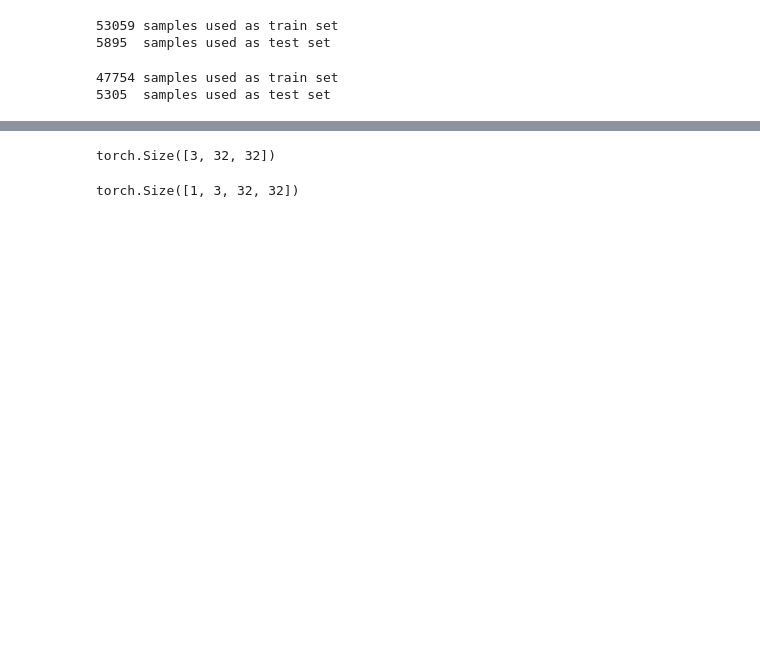
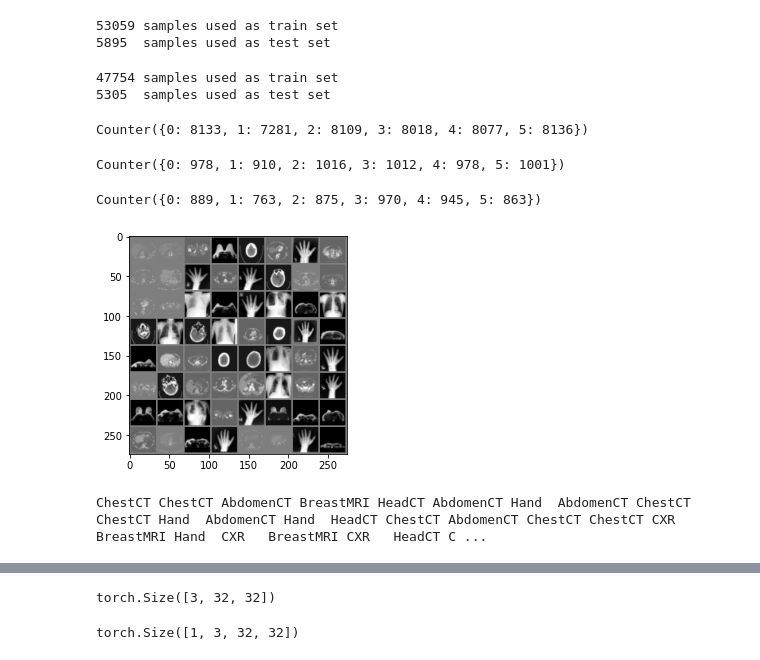
Before and after one commit to esfandiaryfard/machine-learning, a Jupyter notebook: HomeWork1_ImageClassification.ipynb, the cells around one changed output, grey strips where cells are left out. Drawn from its saved outputs; the diff is of its cells as text; code cells hidden in the pictures; blank space fills up the shorter version.

Commit message:
:constructions: Add DataLoader Image show

```diff
--- a/HomeWork1_ImageClassification.ipynb
+++ b/HomeWork1_ImageClassification.ipynb
@@ -79,0 +82,32 @@ test_loader  = DataLoader(
+# %%
+from collections import Counter
+
+train_classes = [label for _, label in train_set]
+Counter(train_classes)
+# %% [output]
+Counter({0: 8133, 1: 7281, 2: 8109, 3: 8018, 4: 8077, 5: 8136})
+# %%
+test_classes = [label for _, label in test_set]
+Counter(test_classes)
+# %% [output]
+Counter({0: 978, 1: 910, 2: 1016, 3: 1012, 4: 978, 5: 1001})
+# %%
+val_classes = [label for _, label in val_set]
+Counter(val_classes)
+# %% [output]
+Counter({0: 889, 1: 763, 2: 875, 3: 970, 4: 945, 5: 863})
+# %%
+def imshow(img):
+    img = img / 2 + 0.5
+    npimg = img.numpy()
+    plt.imshow(np.transpose(npimg, (1, 2, 0)))
+    plt.show()
+
+dataiter = iter(train_loader)
+images, labels = dataiter.next()
+
+imshow(torchvision.utils.make_grid(images))
+print(' '.join(f'{classes[labels[j]]:5s}' for j in range(64)))
+# %% [output]
+[figure, added]
+ChestCT ChestCT AbdomenCT BreastMRI HeadCT AbdomenCT Hand  AbdomenCT ChestCT ChestCT Hand  AbdomenCT Hand  HeadCT ChestCT AbdomenCT ChestCT ChestCT CXR   BreastMRI Hand  CXR   BreastMRI CXR   HeadCT C ...
```
Also changed, not shown: parts of 14 cells of this notebook.
